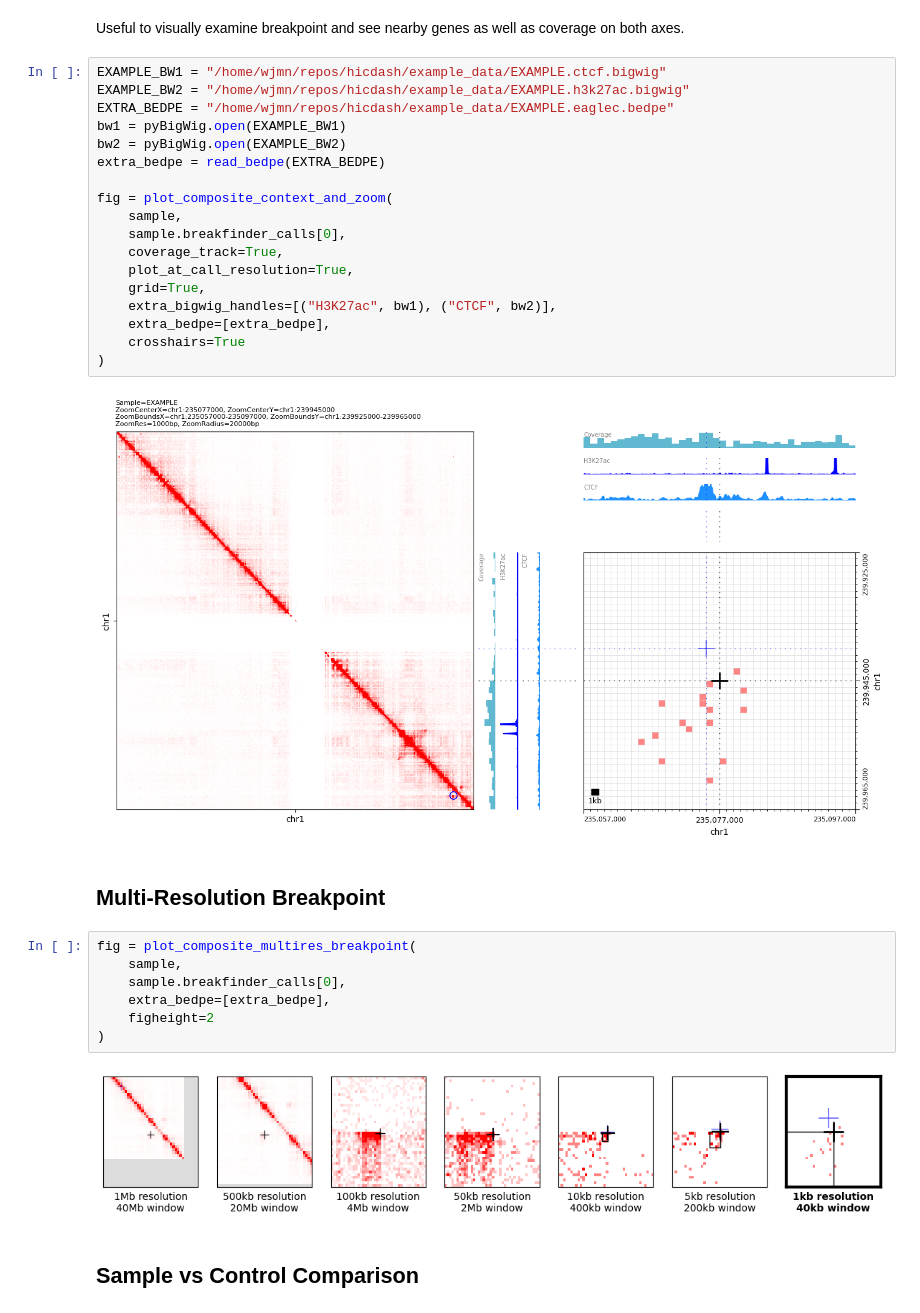
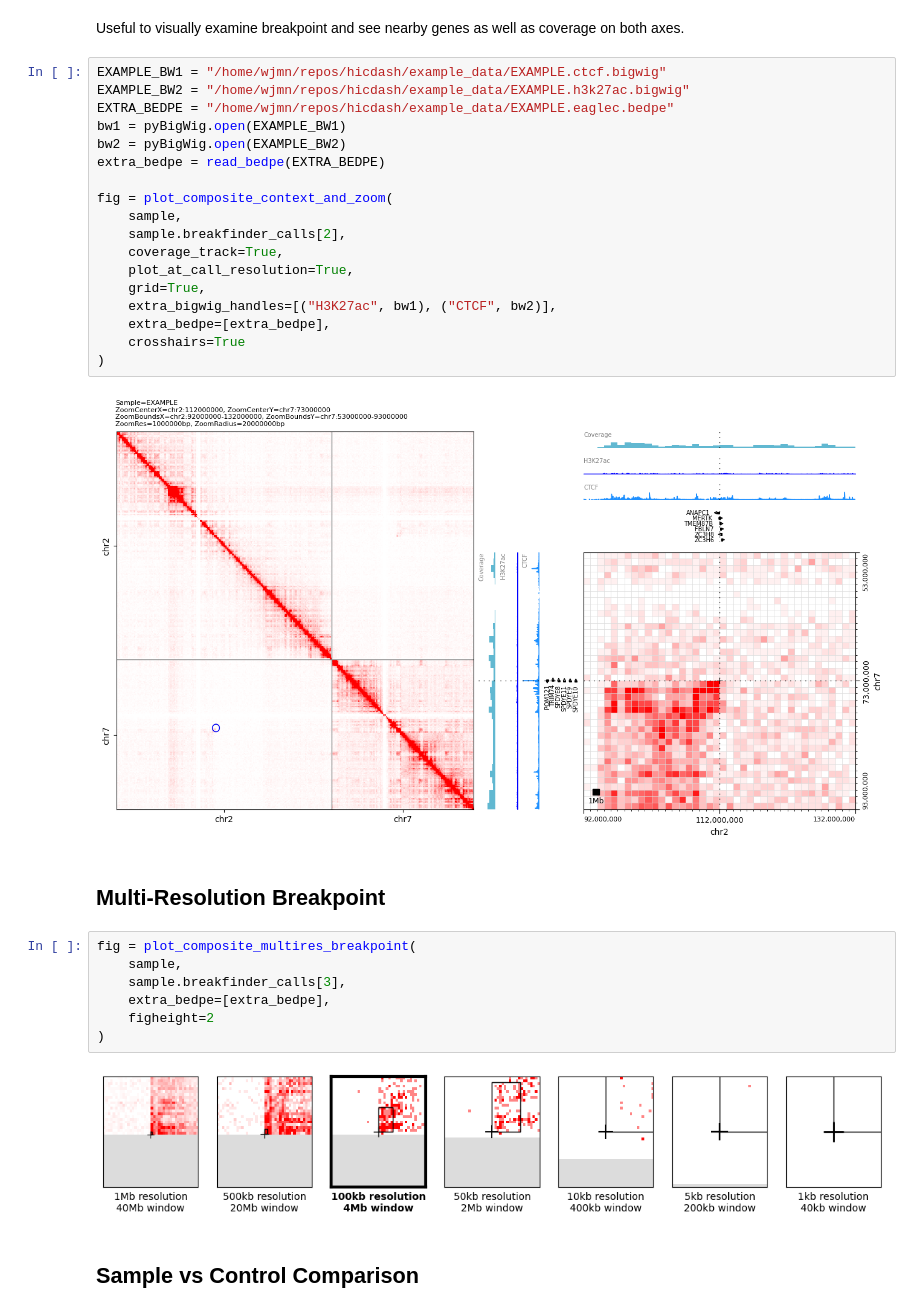
Before and after one commit to wjmn/hicdash, a Jupyter notebook: src/examples.ipynb, the cells around one changed output. Saved outputs shown, nothing was run; the diff lists cells and outputs as text.

```diff
--- a/src/examples.ipynb
+++ b/src/examples.ipynb
@@ -88,7 +88,7 @@ extra_bedpe = read_bedpe(EXTRA_BEDPE)
 
 fig = plot_composite_context_and_zoom(
     sample,
-    sample.breakfinder_calls[0],
+    sample.breakfinder_calls[2],
     coverage_track=True,
     plot_at_call_resolution=True,
     grid=True,
@@ -97,18 +97,18 @@ fig = plot_composite_context_and_zoom(
     crosshairs=True
 )
 # %% [output]
-[figure, old version]
+[figure, new version]
 # %% [markdown]
 ## Multi-Resolution Breakpoint
 # %%
 fig = plot_composite_multires_breakpoint(
     sample,
-    sample.breakfinder_calls[0],
+    sample.breakfinder_calls[3],
     extra_bedpe=[extra_bedpe],
     figheight=2
 )
 # %% [output]
-[figure, old version]
+[figure, new version]
 # %% [markdown]
 ## Sample vs Control Comparison
 # %% [markdown]
```
Also changed, not shown: 2 other files.
